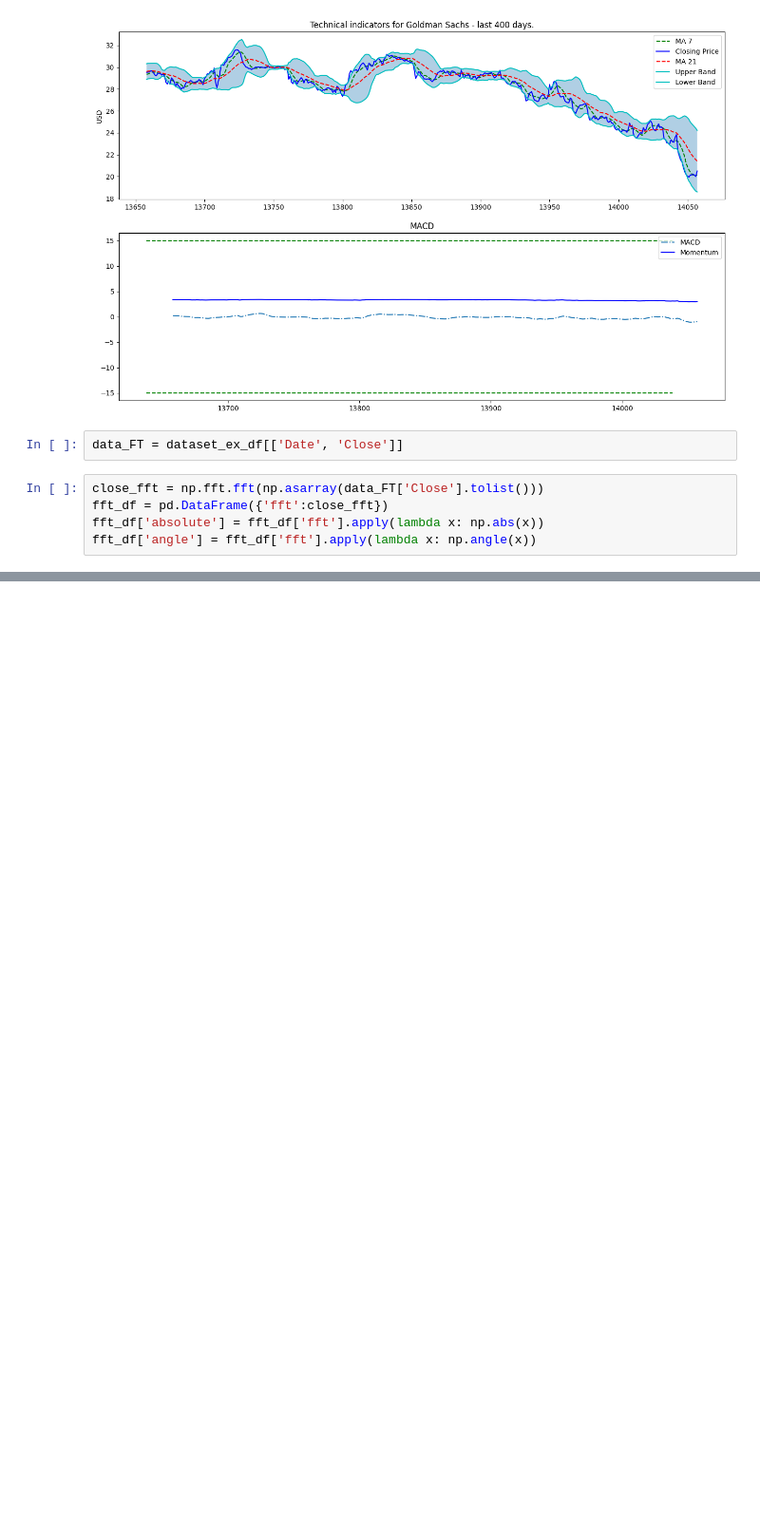
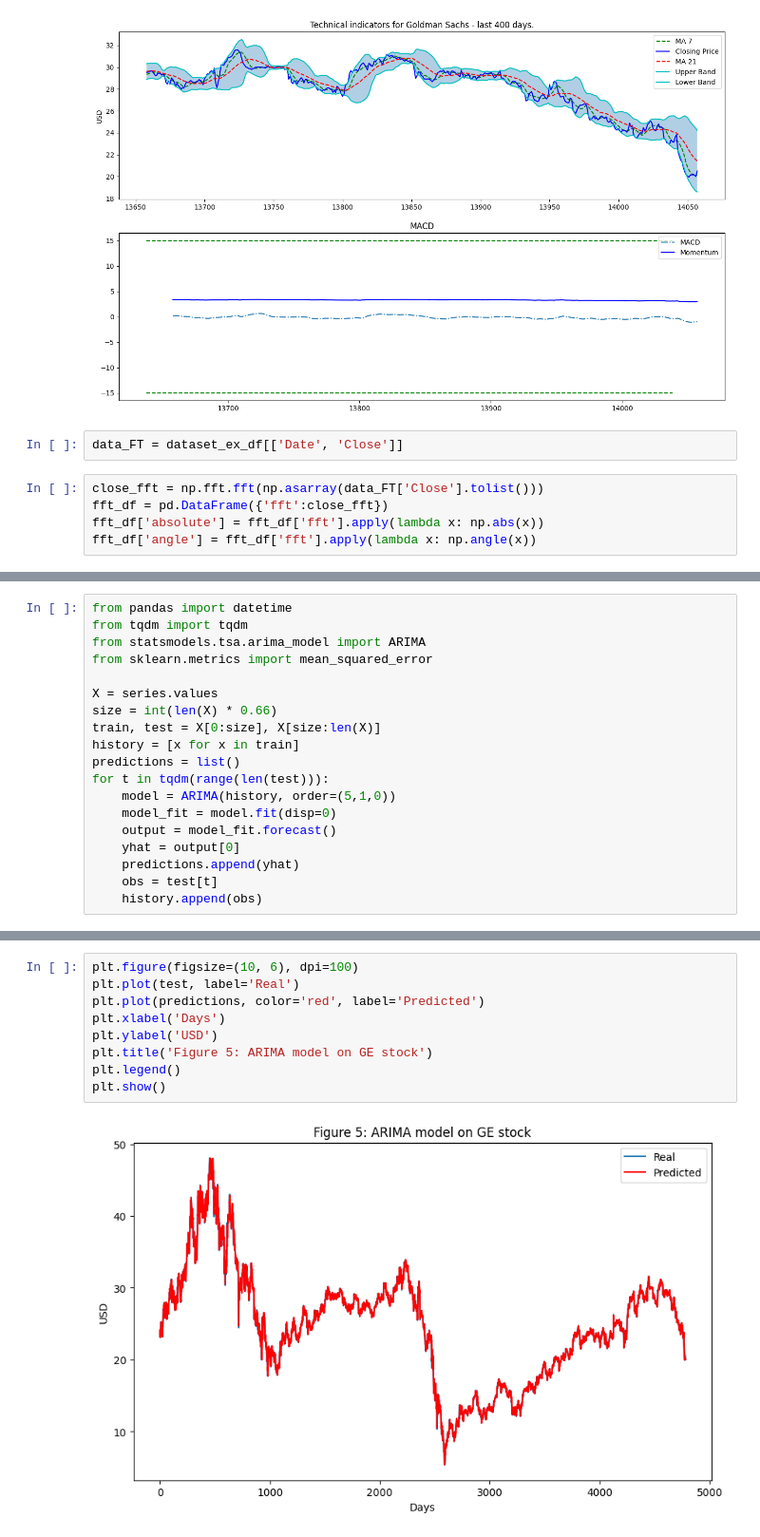
Before and after one commit to adnaneaabbar/stock-trading-system, a Jupyter notebook: Testing_Optimized_Methods_On_Large_Data.ipynb, the cells around one changed output, grey strips where cells are left out. Shown at 95% size. Saved outputs shown, nothing was run; the diff lists cells and outputs as text; blank space fills up the shorter version.

```diff
--- a/Testing_Optimized_Methods_On_Large_Data.ipynb
+++ b/Testing_Optimized_Methods_On_Large_Data.ipynb
@@ -175,0 +221,19 @@ plt.show()
+# %%
+from pandas import datetime
+from tqdm import tqdm
+from statsmodels.tsa.arima_model import ARIMA
+from sklearn.metrics import mean_squared_error
+
+X = series.values
+size = int(len(X) * 0.66)
+train, test = X[0:size], X[size:len(X)]
+history = [x for x in train]
+predictions = list()
+for t in tqdm(range(len(test))):
+    model = ARIMA(history, order=(5,1,0))
+    model_fit = model.fit(disp=0)
+    output = model_fit.forecast()
+    yhat = output[0]
+    predictions.append(yhat)
+    obs = test[t]
+    history.append(obs)
@@ -175,0 +245,11 @@ plt.show()
+# %%
+plt.figure(figsize=(10, 6), dpi=100)
+plt.plot(test, label='Real')
+plt.plot(predictions, color='red', label='Predicted')
+plt.xlabel('Days')
+plt.ylabel('USD')
+plt.title('Figure 5: ARIMA model on GE stock')
+plt.legend()
+plt.show()
+# %% [output]
+[figure, added]
```
Also changed, not shown: parts of 6 cells of this notebook.
